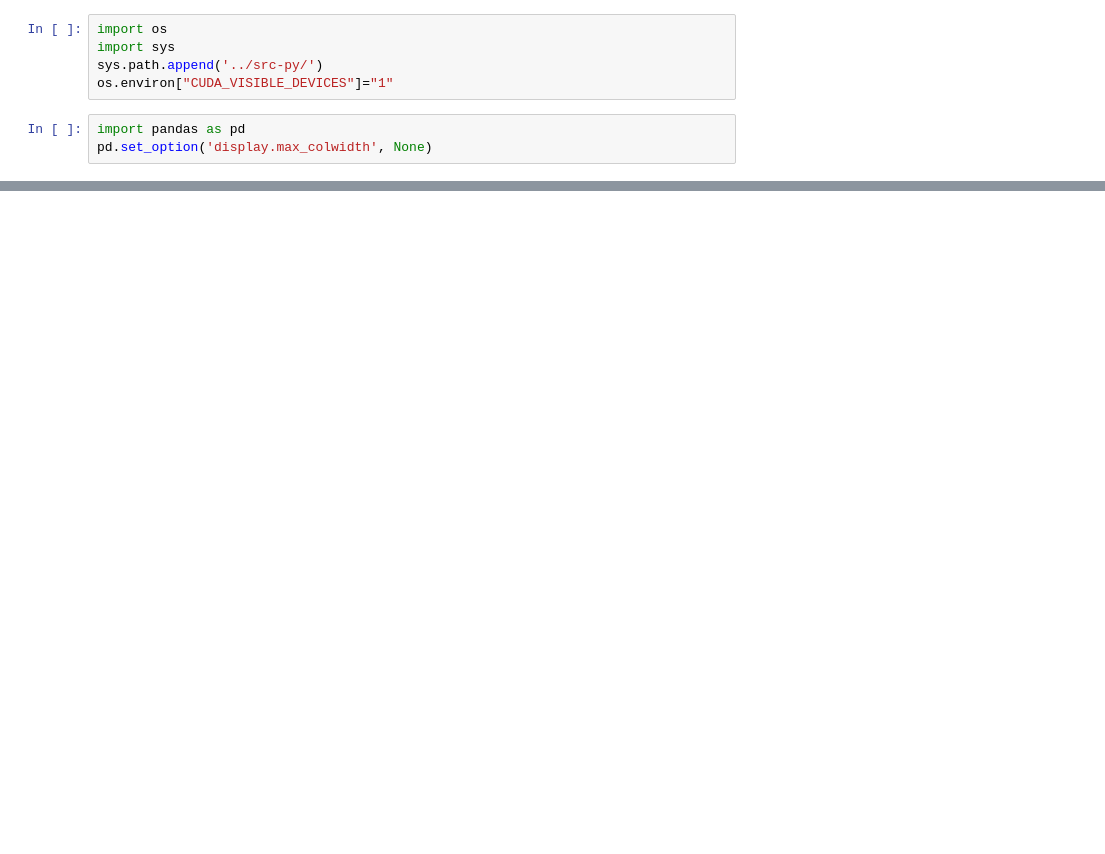
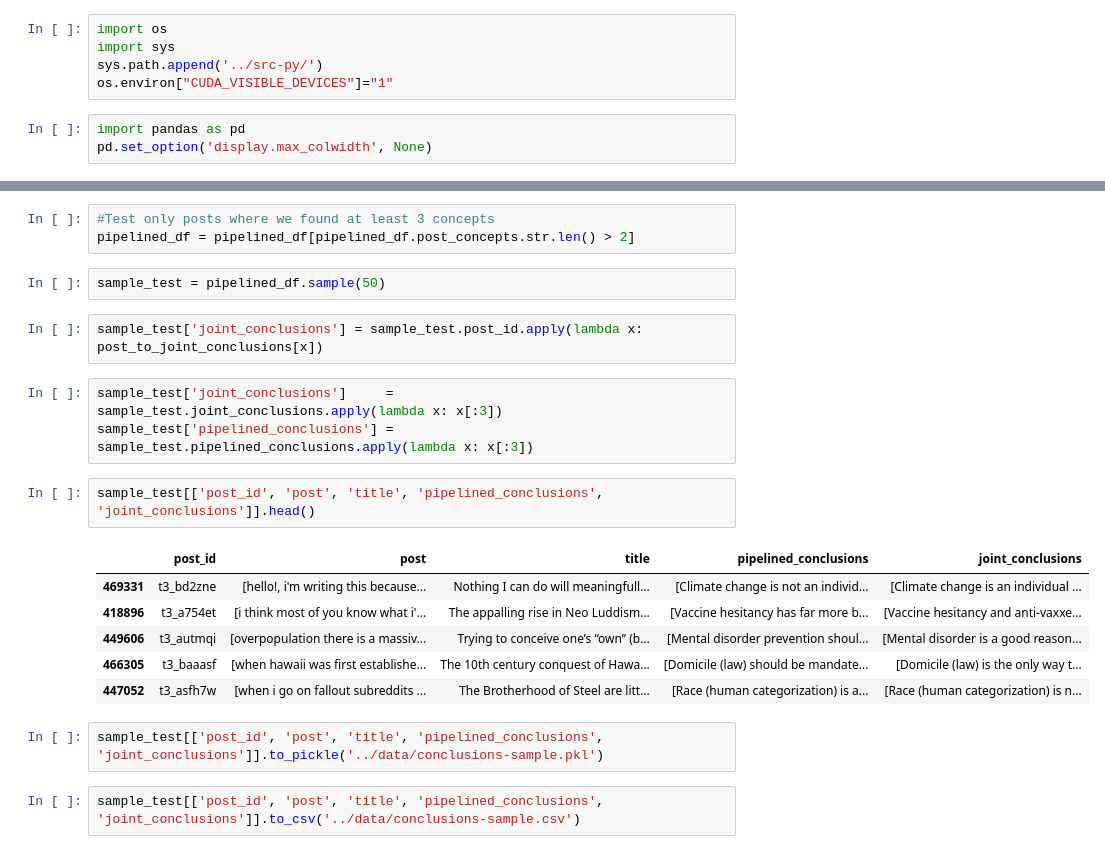
Before and after one commit to webis-de/eacl23-conclusion-based-counter-argument-generation, a Jupyter notebook: prompted-conclusion/prompted-conclusion-generation.ipynb, the cells around one changed output, grey strips where cells are left out. Drawn from its saved outputs; the diff is of its cells as text; blank space fills up the shorter version.

```diff
--- a/prompted-conclusion/prompted-conclusion-generation.ipynb
+++ b/prompted-conclusion/prompted-conclusion-generation.ipynb
@@ -143,0 +277,23 @@ sample_test[['post', 'title', 'conclusions']].to_csv('../data/prompted-conclusio
+# %%
+#Test only posts where we found at least 3 concepts
+pipelined_df = pipelined_df[pipelined_df.post_concepts.str.len() > 2]
+# %%
+sample_test = pipelined_df.sample(50)
+# %%
+sample_test['joint_conclusions'] = sample_test.post_id.apply(lambda x: post_to_joint_conclusions[x])
+# %%
+sample_test['joint_conclusions']     = sample_test.joint_conclusions.apply(lambda x: x[:3])
+sample_test['pipelined_conclusions'] = sample_test.pipelined_conclusions.apply(lambda x: x[:3])
+# %%
+sample_test[['post_id', 'post', 'title', 'pipelined_conclusions', 'joint_conclusions']].head()
+# %% [output]
+|  | post_id | post | title | pipelined_conclusions | joint_conclusions |
+| 469331 | t3_bd2zne | [hello!, i'm writing this because... | Nothing I can do will meaningfull... | [Climate change is not an individ... | [Climate change is an individual ... |
+| 418896 | t3_a754et | [i think most of you know what i'... | The appalling rise in Neo Luddism... | [Vaccine hesitancy has far more b... | [Vaccine hesitancy and anti-vaxxe... |
+| 449606 | t3_autmqi | [overpopulation there is a massiv... | Trying to conceive one’s “own” (b... | [Mental disorder prevention shoul... | [Mental disorder is a good reason... |
+| 466305 | t3_baaasf | [when hawaii was first establishe... | The 10th century conquest of Hawa... | [Domicile (law) should be mandate... | [Domicile (law) is the only way t... |
+| 447052 | t3_asfh7w | [when i go on fallout subreddits ... | The Brotherhood of Steel are litt... | [Race (human categorization) is a... | [Race (human categorization) is n... |
+# %%
+sample_test[['post_id', 'post', 'title', 'pipelined_conclusions', 'joint_conclusions']].to_pickle('../data/conclusions-sample.pkl')
+# %%
+sample_test[['post_id', 'post', 'title', 'pipelined_conclusions', 'joint_conclusions']].to_csv('../data/conclusions-sample.csv')
```
Also changed, not shown: parts of 64 cells of this notebook, 15 other files.
